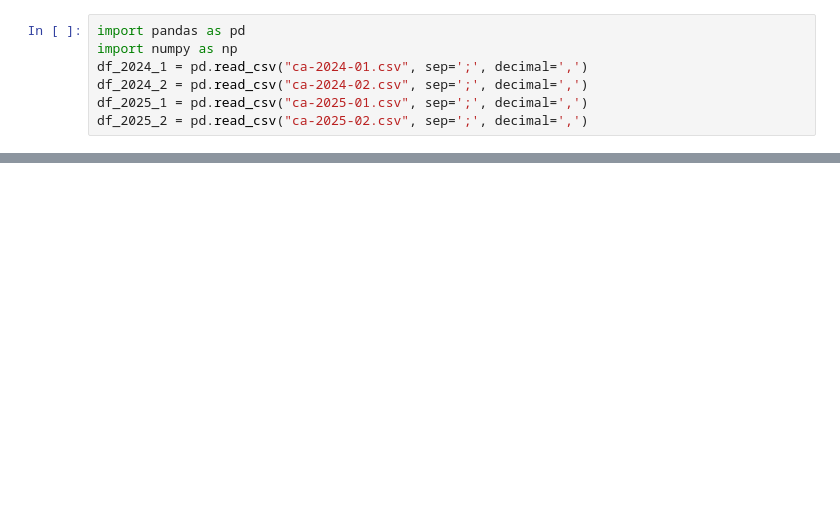
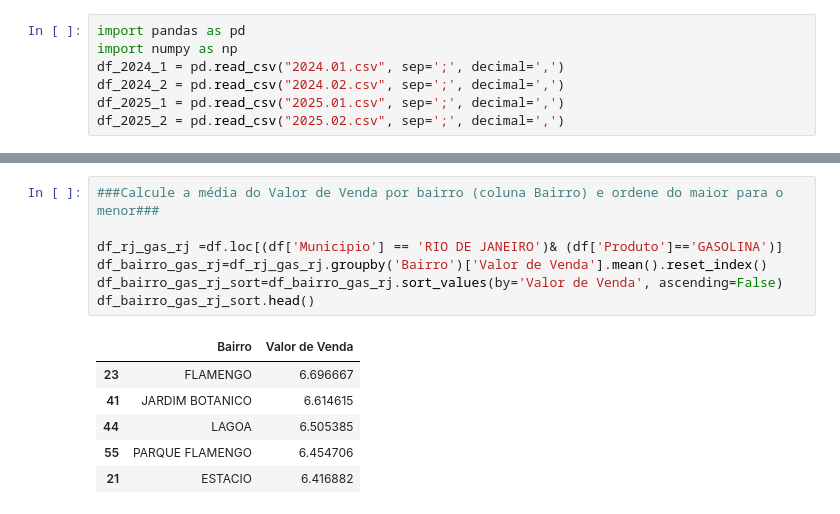
Before and after one commit to geolucascarvalho/UC2, a Jupyter notebook: exercicio.ipynb, the cells around one changed output, grey strips where cells are left out. Saved outputs shown, nothing was run; the diff lists cells and outputs as text; blank space fills up the shorter version.

```diff
--- a/exercicio.ipynb
+++ b/exercicio.ipynb
@@ -21,10 +21,10 @@ Note: you may need to restart the kernel to use updated packages.
 # %%
 import pandas as pd
 import numpy as np
-df_2024_1 = pd.read_csv("ca-2024-01.csv", sep=';', decimal=',')
-df_2024_2 = pd.read_csv("ca-2024-02.csv", sep=';', decimal=',')
-df_2025_1 = pd.read_csv("ca-2025-01.csv", sep=';', decimal=',')
-df_2025_2 = pd.read_csv("ca-2025-02.csv", sep=';', decimal=',')
+df_2024_1 = pd.read_csv("2024.01.csv", sep=';', decimal=',')
+df_2024_2 = pd.read_csv("2024.02.csv", sep=';', decimal=',')
+df_2025_1 = pd.read_csv("2025.01.csv", sep=';', decimal=',')
+df_2025_2 = pd.read_csv("2025.02.csv", sep=';', decimal=',')
 # %%
 df = pd.concat([df_2024_1, df_2024_2,df_2025_1, df_2025_2],ignore_index=True)
 print(df.shape)
@@ -87,0 +95,14 @@ print(f'a media é {media} e a mediana é {mediana} e o comprimento é {comprime
+# %%
+###Calcule a média do Valor de Venda por bairro (coluna Bairro) e ordene do maior para o menor###
+
+df_rj_gas_rj =df.loc[(df['Municipio'] == 'RIO DE JANEIRO')& (df['Produto']=='GASOLINA')]
+df_bairro_gas_rj=df_rj_gas_rj.groupby('Bairro')['Valor de Venda'].mean().reset_index()
+df_bairro_gas_rj_sort=df_bairro_gas_rj.sort_values(by='Valor de Venda', ascending=False)
+df_bairro_gas_rj_sort.head()
+# %% [output]
+|  | Bairro | Valor de Venda |
+| 23 | FLAMENGO | 6.696667 |
+| 41 | JARDIM BOTANICO | 6.614615 |
+| 44 | LAGOA | 6.505385 |
+| 55 | PARQUE FLAMENGO | 6.454706 |
+| 21 | ESTACIO | 6.416882 |
```
Also changed, not shown: parts of 8 cells of this notebook, 2 other files.
